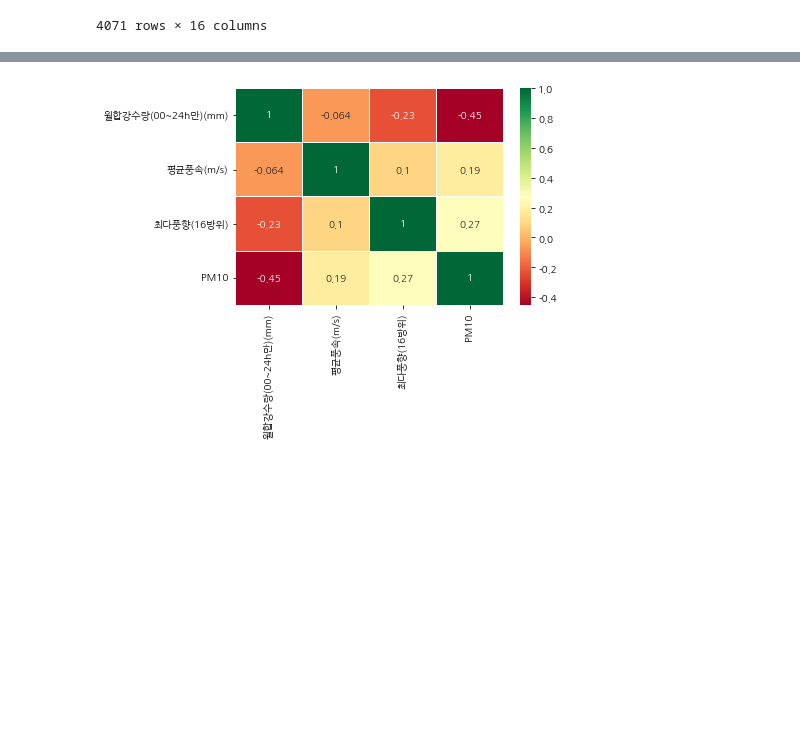
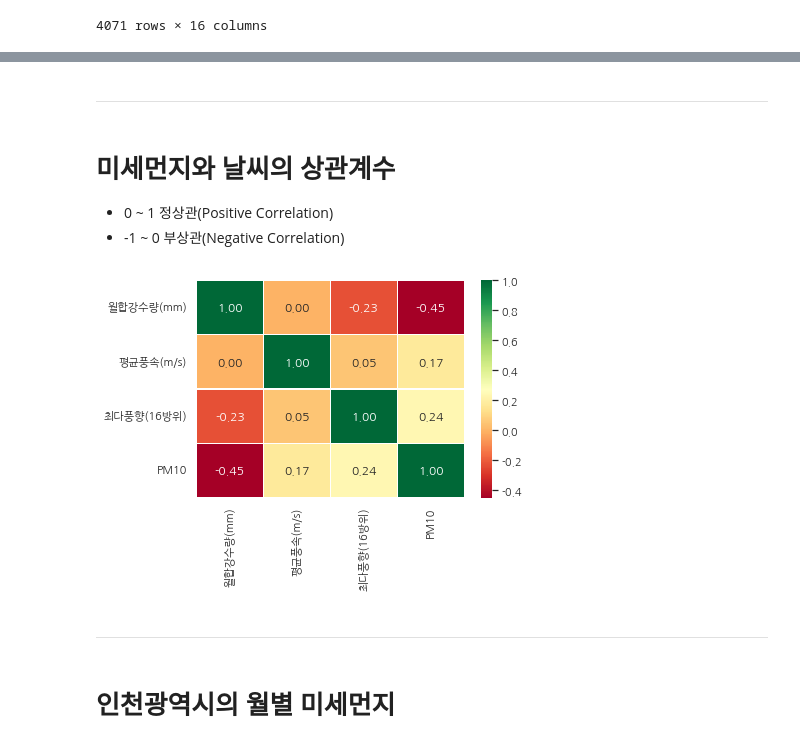
Before and after one commit to KimYeonWook511/PM10_Analysis, a Jupyter notebook: Code/PM10_Analysis.ipynb, the cells around one changed output, grey strips where cells are left out. Saved outputs shown, nothing was run; the diff lists cells and outputs as text; code cells hidden in the pictures; blank space fills up the shorter version.

```diff
--- a/Code/PM10_Analysis.ipynb
+++ b/Code/PM10_Analysis.ipynb
@@ -545,3 +565,8 @@ memory usage: 2.3+ MB
 weather_df['년'] = weather_df['년'].astype(str)
 weather_df['월'] = weather_df['월'].astype(str)
 weather_df['일'] = weather_df['일'].astype(str)
+
+# 최다풍향(16방위) 열의 타입을 int형으로 변경
+weather_df['최다풍향(16방위)'] = weather_df['최다풍향(16방위)'].astype(int)
+
+weather_df.info()
@@ -634,6 +651,9 @@ for area in weather_df['지점명'].unique():
       dic = {'지점명':area, '년':year, '월':month, '월합강수량(mm)':round(df['일강수량(mm)'].sum(), 2), '평균풍속(m/s)':round(df['평균풍속(m/s)'].mean(), 2), '최다풍향(16방위)':df['최다풍향(16방위)'].value_counts().index[0]}
       my_df = my_df.append(dic, ignore_index = True)
 
+my_df['최다풍향(16방위)'] = my_df['최다풍향(16방위)'].astype(int) # numpy.int64형태의 value가 object로 변화됨 이유모름.
 weather_df = my_df # 일일 날씨 데이터프레임을 월 날씨 데이터프레임으로 변경
+
+print(weather_df.info())
 weather_df
 # %% [output]
@@ -954,14 +995,25 @@ weather_df[weather_df['PM10'].notnull()]
+# %% [markdown]
+---
+# %% [markdown]
+# **미세먼지와 날씨의 상관계수**
+
+*   0 ~ 1 정상관(Positive Correlation)
+*   -1 ~ 0 부상관(Negative Correlation)
 # %%
 # 날씨 데이터와 미세먼지 히트맵
-sns.heatmap(weather_df[['월합강수량(00~24h만)(mm)', '평균풍속(m/s)', '최다풍향(16방위)', 'PM10']].corr(), linewidths = 0.1, cmap = 'RdYlGn', linecolor = 'white', annot = True)
+sns.heatmap(weather_df[['월합강수량(mm)', '평균풍속(m/s)', '최다풍향(16방위)', 'PM10']].corr(), linewidths = 0.1, cmap = 'RdYlGn', linecolor = 'white', annot = True, fmt = '.2f')
 plt.show()
 
 # 0 ~ 1 정상관(Positive Correlation)
 # -1 ~ 0 부상관(Negative Correlation)
 ## 월합강수량은 높을 수록 PM10이 줄어드는 관계
 ## 최다풍향은 360(북) - 90(동) - 180(남) - 270(서) 이므로
 ##  양수로 나온 결과로 서쪽에서 바람이 불때(남, 남서, 북서, 북)가 동쪽(북, 북동, 남동, 남)에서보다 상관이 더 높다
 ## 평균풍속도 높을 수록 미세먼지와 관련이 높다는 걸 확인할 수 있음
 ## 즉 중국쪽에서 불어오는 미세먼지의 영향이 있다고 볼 수 있음
 # %% [output]
-[figure, old version]
+[figure, new version]
+# %% [markdown]
+---
+# %% [markdown]
+# **인천광역시의 월별 미세먼지**
```
Also changed, not shown: parts of 34 cells of this notebook.
